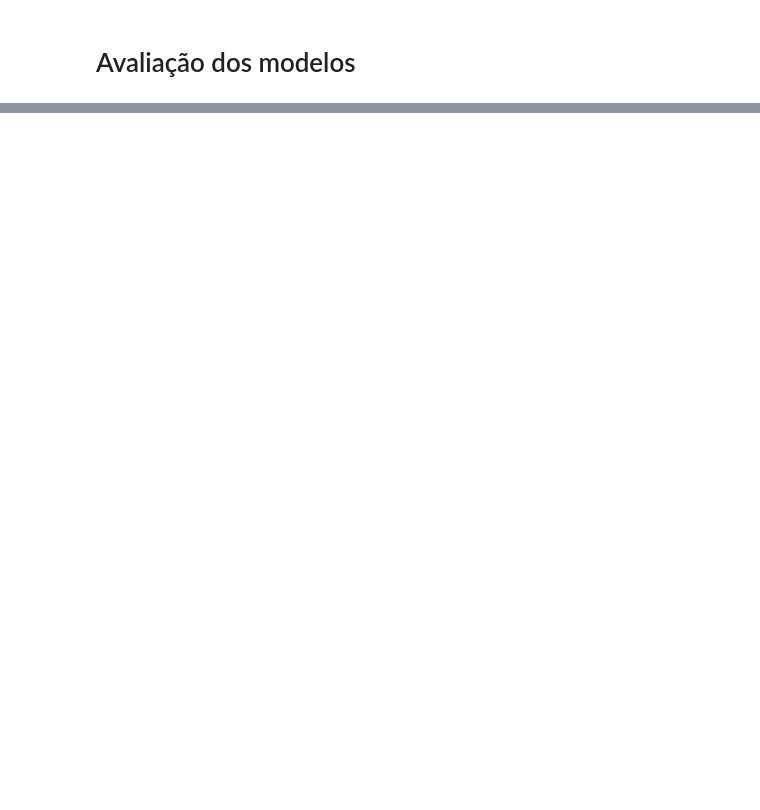
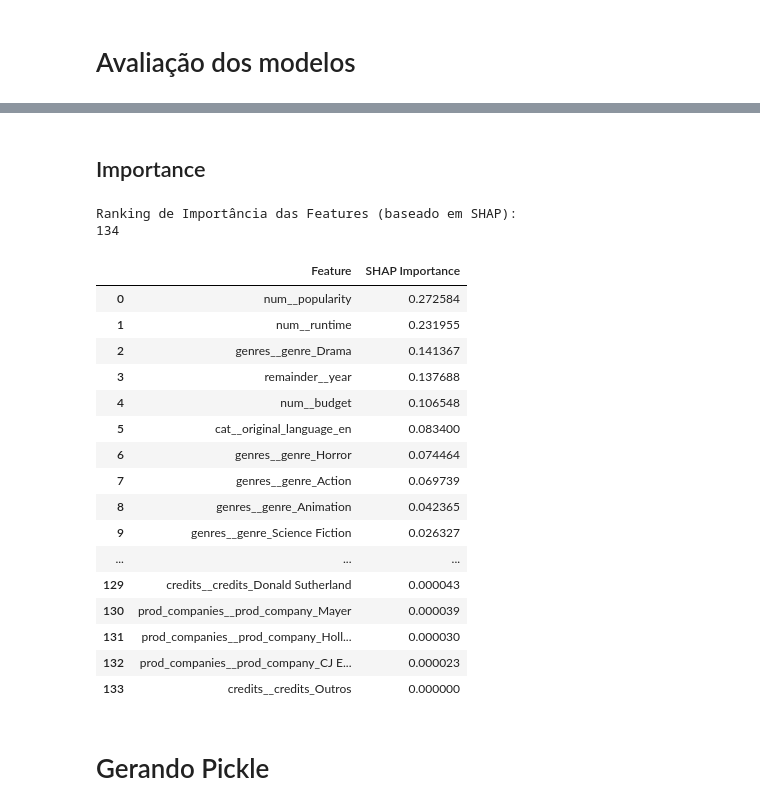
Before and after one commit to rodrigosantana24/projeto-pisi3, a Jupyter notebook: Regressao/Main_Regressao.ipynb, the cells around one changed output, grey strips where cells are left out. Drawn from its saved outputs; the diff is of its cells as text; code cells hidden in the pictures; blank space fills up the shorter version.

```diff
--- a/Regressao/Main_Regressao.ipynb
+++ b/Regressao/Main_Regressao.ipynb
@@ -175,34 +72,34 @@ kf = KFold(n_splits=5, shuffle=True, random_state=87)
 # %% [markdown]
 ### XGBRegressor
 # %%
-# Cap de outliers + padronização
+# Numérico
 num_pipeline = Pipeline([
     ('cap', CapTransformer(columns=numerical_cols)),
     ('scale', StandardScaler())
 ])
 
-
-# OneHot para variáveis categóricas
+# Categórico (ex: original_language)
 cat_pipeline = Pipeline([
     ('rare', RareCategoryGrouper(column='original_language', top_n=10, other_label='Other')),
     ('onehot', OneHotEncoder(handle_unknown='ignore', sparse_output=False))
 ])
 
-# Pré-processador geral
+# Pré-processamento geral com ColumnTransformer
 preprocessor = ColumnTransformer([
     ('num', num_pipeline, numerical_cols),
-    ('cat', cat_pipeline, categorical_col)
-], remainder='passthrough')  # passa as colunas de ano/mês e binarizadas
+    ('cat', cat_pipeline, categorical_col),
+    ('credits', credits_transformer, 'credits'),
+    ('genres', genres_transformer, 'genres'),
+    ('prod_companies', prod_companies_transformer, 'production_companies')
+], remainder='passthrough')  # passar colunas extras como ano/mês se já forem numéricas
 
 
-# Pipeline Completo
 pipeline = Pipeline([
-    ('date', DateFeatureExtractor(date_column=date_column)),  # extrai year e month
+    ('date', DateFeatureExtractor(date_column=date_column)),
     ('preprocess', preprocessor),
     ('regressor', XGBRegressor(objective='reg:squarederror', random_state=87, n_jobs=-1))
 ])
 
-# RandomizedSearch
 param_dist = {
     'regressor__n_estimators': randint(100, 300),
     'regressor__max_depth': randint(3, 10),
@@ -211,7 +108,6 @@ param_dist = {
     'regressor__colsample_bytree': uniform(0.7, 0.3),
 }
 
-kf = KFold(n_splits=5, shuffle=True, random_state=87)
 
 XGBRegressor_rand = RandomizedSearchCV(
     estimator=pipeline,
@@ -224,7 +120,6 @@ XGBRegressor_rand = RandomizedSearchCV(
     n_jobs=-1
 )
 
-# Treinamento e resultado
 XGBRegressor_rand.fit(X_train, y_train)
 
 print("Melhores parâmetros:", XGBRegressor_rand.best_params_)
@@ -442,5 +276,0 @@ shap.summary_plot(shap_values, features=X_train_transformed, feature_names=featu
-# %%
-pd.set_option('display.max_rows', None)
-display(importances_df.sort_values('importance', ascending=False))
-pd.reset_option('display.max_rows')
-pd.reset_option('display.max_columns')
@@ -464,0 +335,44 @@ pd.reset_option('display.max_columns')
+# %% [markdown]
+## Importance
+# %%
+feature_importance = np.abs(shap_values.values).mean(axis=0)
+# 2. Crie o DataFrame
+importance_df = pd.DataFrame({
+    'Feature': feature_names,
+    'SHAP Importance': feature_importance
+})
+
+# 3. Ordene o DataFrame pela coluna 'SHAP Importance' do maior para o menor
+sorted_importance_df = importance_df.sort_values(
+    by='SHAP Importance',
+    ascending=False
+).reset_index(drop=True)
+
+# 4. Exiba o DataFrame resultante
+print("Ranking de Importância das Features (baseado em SHAP):")
+# Usar to_string() para garantir que todas as linhas sejam exibidas
+pd.set_option('display.max_rows', None)
+print(len(sorted_importance_df))
+display(sorted_importance_df)  # Use display para melhor visualização no Jupyter
+# %% [output]
+Ranking de Importância das Features (baseado em SHAP):
+134
+|  | Feature | SHAP Importance |
+| 0 | num__popularity | 0.272584 |
+| 1 | num__runtime | 0.231955 |
+| 2 | genres__genre_Drama | 0.141367 |
+| 3 | remainder__year | 0.137688 |
+| 4 | num__budget | 0.106548 |
+| 5 | cat__original_language_en | 0.083400 |
+| 6 | genres__genre_Horror | 0.074464 |
+| 7 | genres__genre_Action | 0.069739 |
+| 8 | genres__genre_Animation | 0.042365 |
+| 9 | genres__genre_Science Fiction | 0.026327 |
+| ... | ... | ... |
+| 129 | credits__credits_Donald Sutherland | 0.000043 |
+| 130 | prod_companies__prod_company_Mayer | 0.000039 |
+| 131 | prod_companies__prod_company_Holl... | 0.000030 |
+| 132 | prod_companies__prod_company_CJ E... | 0.000023 |
+| 133 | credits__credits_Outros | 0.000000 |
+# %% [markdown]
+# Gerando Pickle
```
Also changed, not shown: parts of 31 cells of this notebook, 4 other files.
